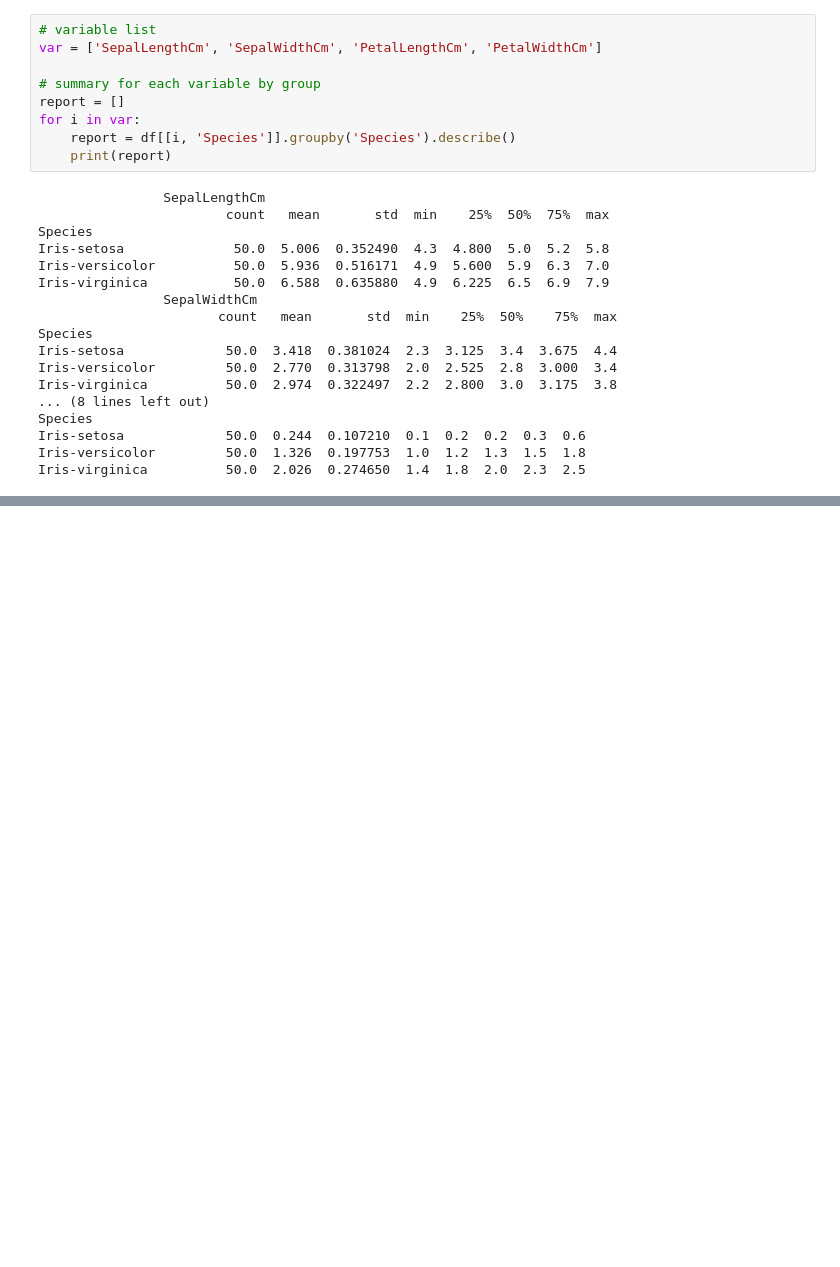
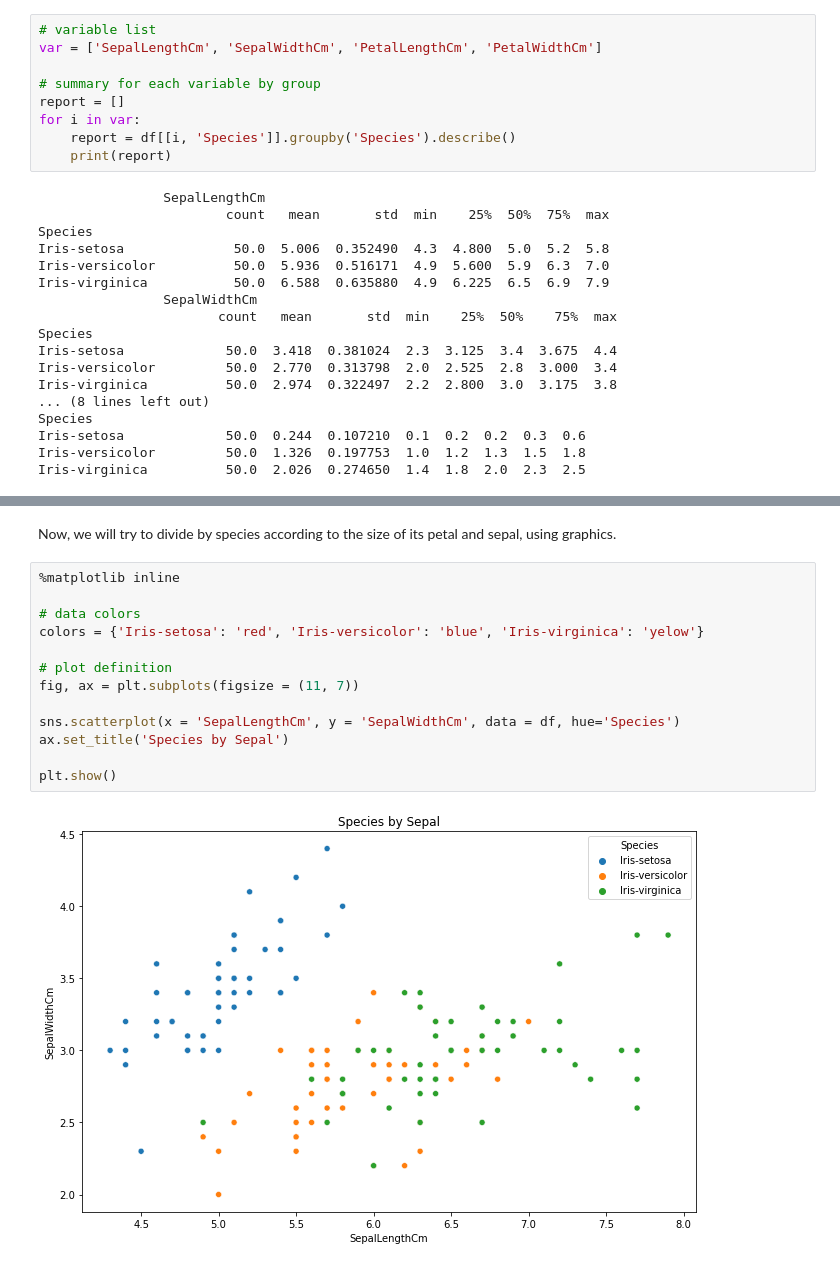
Before and after one commit to caroperez/Statistical_studies, a Jupyter notebook: Iris Species.ipynb, the cells around one changed output, grey strips where cells are left out. Saved outputs shown, nothing was run; the diff lists cells and outputs as text; blank space fills up the shorter version.

```diff
--- a/Iris Species.ipynb
+++ b/Iris Species.ipynb
@@ -79,0 +72,17 @@ Species
+# %% [markdown]
+Now, we will try to divide by species according to the size of its petal and sepal, using graphics.
+# %%
+%matplotlib inline
+
+# data colors
+colors = {'Iris-setosa': 'red', 'Iris-versicolor': 'blue', 'Iris-virginica': 'yelow'}
+
+# plot definition
+fig, ax = plt.subplots(figsize = (11, 7))
+
+sns.scatterplot(x = 'SepalLengthCm', y = 'SepalWidthCm', data = df, hue='Species')
+ax.set_title('Species by Sepal')
+
+plt.show()
+# %% [output]
+[figure, added]
```
Also changed, not shown: parts of 2 cells of this notebook.
